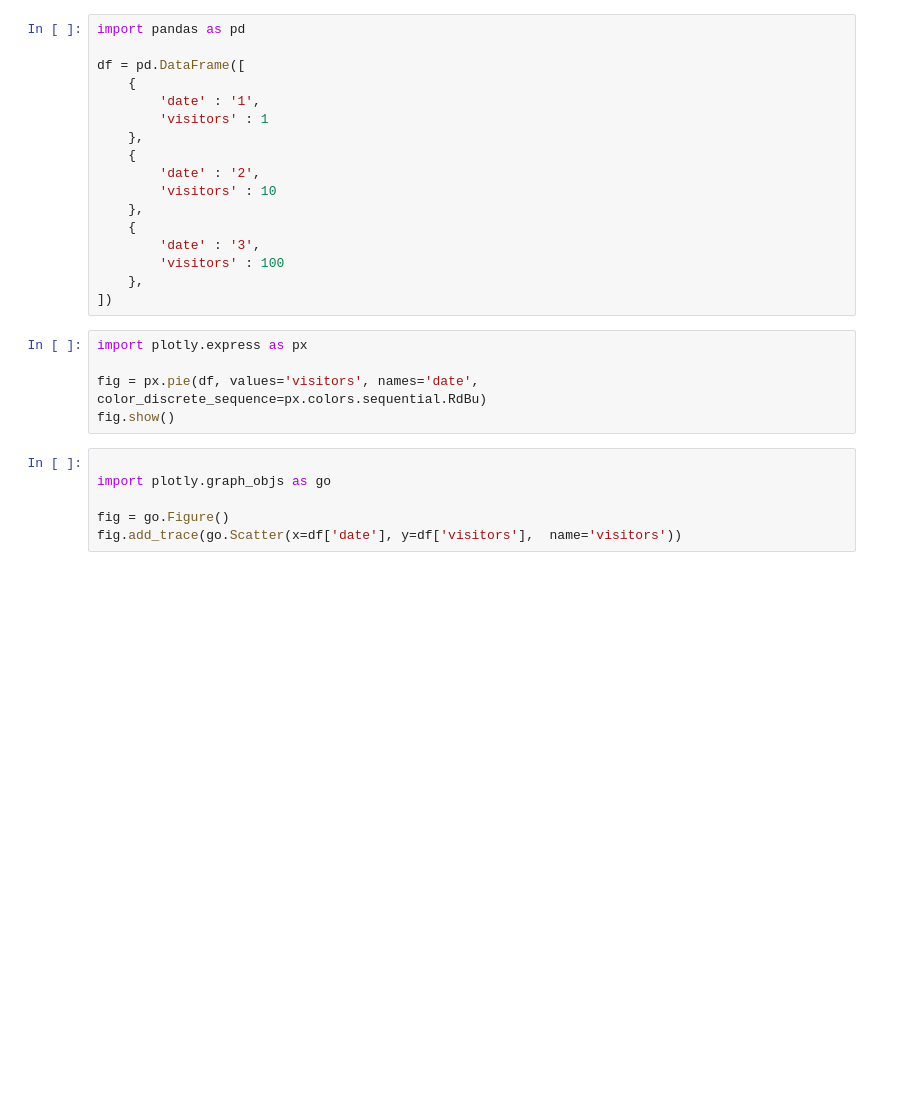
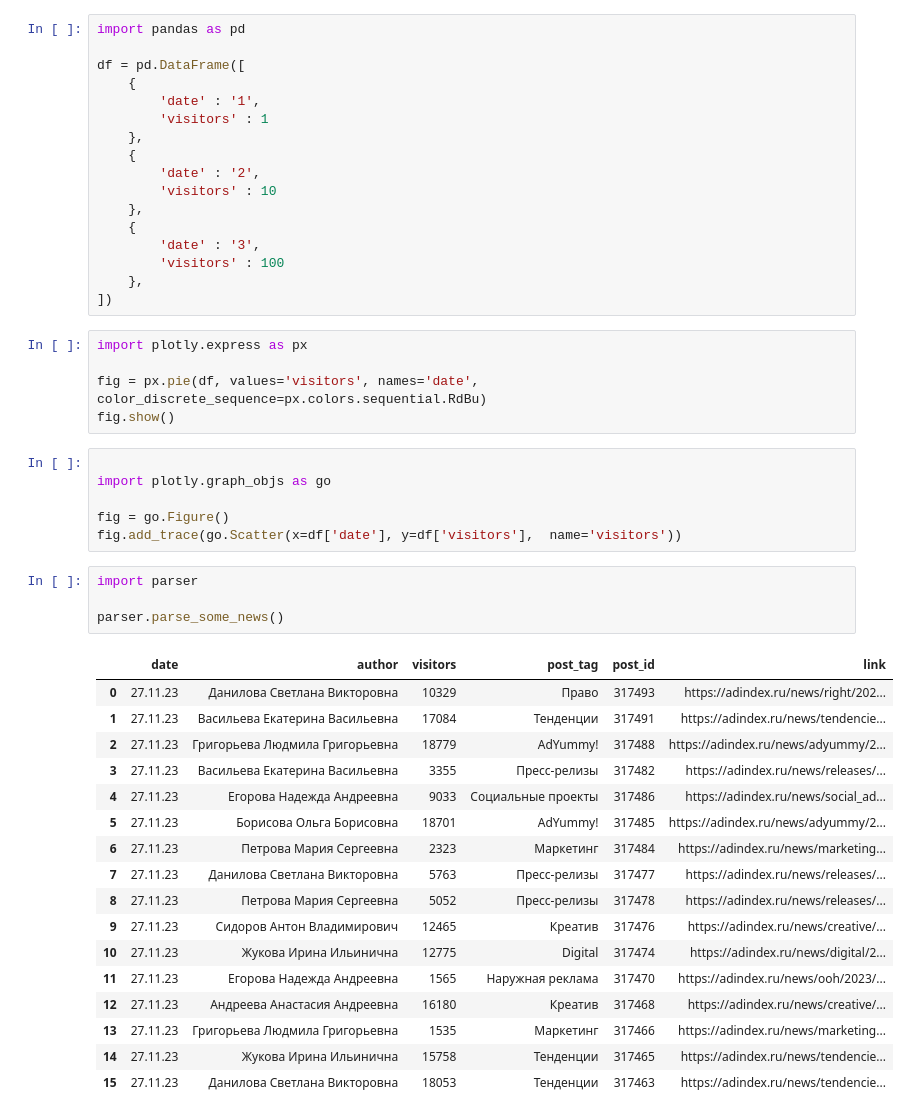
Before and after one commit to Meksis/AdIndexProject, a Jupyter notebook: tests.ipynb, the cells around one changed output. Drawn from its saved outputs; the diff is of its cells as text; blank space fills up the shorter version.

```diff
--- a/tests.ipynb
+++ b/tests.ipynb
@@ -36,3 +36,25 @@ import plotly.graph_objs as go
 
 fig = go.Figure()
 fig.add_trace(go.Scatter(x=df['date'], y=df['visitors'],  name='visitors'))
+# %%
+import parser
+
+parser.parse_some_news()
+# %% [output]
+|  | date | author | visitors | post_tag | post_id | link |
+| 0 | 27.11.23 | Данилова Светлана Викторовна | 10329 | Право | 317493 | https://adindex.ru/news/right/202... |
+| 1 | 27.11.23 | Васильева Екатерина Васильевна | 17084 | Тенденции | 317491 | https://adindex.ru/news/tendencie... |
+| 2 | 27.11.23 | Григорьева Людмила Григорьевна | 18779 | AdYummy! | 317488 | https://adindex.ru/news/adyummy/2... |
+| 3 | 27.11.23 | Васильева Екатерина Васильевна | 3355 | Пресс-релизы | 317482 | https://adindex.ru/news/releases/... |
+| 4 | 27.11.23 | Егорова Надежда Андреевна | 9033 | Социальные проекты | 317486 | https://adindex.ru/news/social_ad... |
+| 5 | 27.11.23 | Борисова Ольга Борисовна | 18701 | AdYummy! | 317485 | https://adindex.ru/news/adyummy/2... |
+| 6 | 27.11.23 | Петрова Мария Сергеевна | 2323 | Маркетинг | 317484 | https://adindex.ru/news/marketing... |
+| 7 | 27.11.23 | Данилова Светлана Викторовна | 5763 | Пресс-релизы | 317477 | https://adindex.ru/news/releases/... |
+| 8 | 27.11.23 | Петрова Мария Сергеевна | 5052 | Пресс-релизы | 317478 | https://adindex.ru/news/releases/... |
+| 9 | 27.11.23 | Сидоров Антон Владимирович | 12465 | Креатив | 317476 | https://adindex.ru/news/creative/... |
+| 10 | 27.11.23 | Жукова Ирина Ильинична | 12775 | Digital | 317474 | https://adindex.ru/news/digital/2... |
+| 11 | 27.11.23 | Егорова Надежда Андреевна | 1565 | Наружная реклама | 317470 | https://adindex.ru/news/ooh/2023/... |
+| 12 | 27.11.23 | Андреева Анастасия Андреевна | 16180 | Креатив | 317468 | https://adindex.ru/news/creative/... |
+| 13 | 27.11.23 | Григорьева Людмила Григорьевна | 1535 | Маркетинг | 317466 | https://adindex.ru/news/marketing... |
+| 14 | 27.11.23 | Жукова Ирина Ильинична | 15758 | Тенденции | 317465 | https://adindex.ru/news/tendencie... |
+| 15 | 27.11.23 | Данилова Светлана Викторовна | 18053 | Тенденции | 317463 | https://adindex.ru/news/tendencie... |
```
Also changed, not shown: 3 other files.
